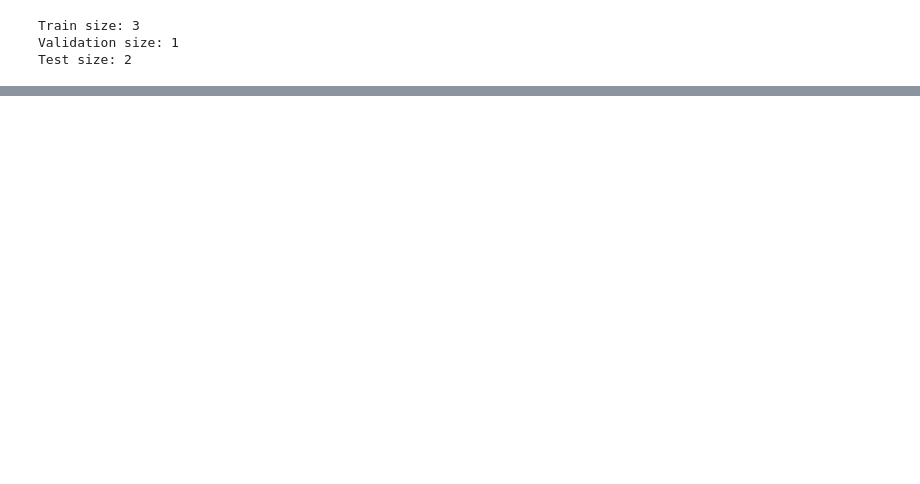
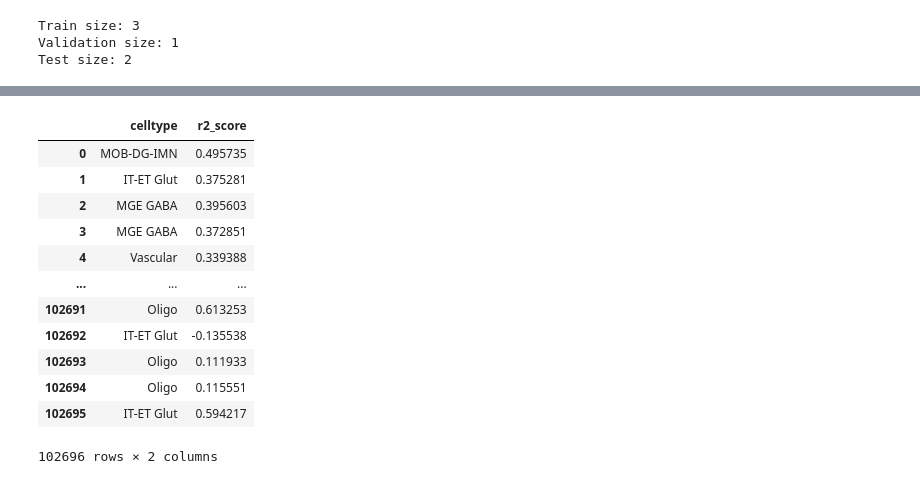
Before and after one commit to theislab/spatial_atlas_ssl, a Jupyter notebook: graph_model_test.ipynb, the cells around one changed output, grey strips where cells are left out. Saved outputs shown, nothing was run; the diff lists cells and outputs as text; code cells hidden in the pictures; blank space fills up the shorter version.

```diff
--- a/graph_model_test.ipynb
+++ b/graph_model_test.ipynb
@@ -321,0 +609,16 @@ preds_test_per_gene
+# %%
+preds_test_per_cell
+# %% [output]
+|  | celltype | r2_score |
+| 0 | MOB-DG-IMN | 0.495735 |
+| 1 | IT-ET Glut | 0.375281 |
+| 2 | MGE GABA | 0.395603 |
+| 3 | MGE GABA | 0.372851 |
+| 4 | Vascular | 0.339388 |
+| ... | ... | ... |
+| 102691 | Oligo | 0.613253 |
+| 102692 | IT-ET Glut | -0.135538 |
+| 102693 | Oligo | 0.111933 |
+| 102694 | Oligo | 0.115551 |
+| 102695 | IT-ET Glut | 0.594217 |
+102696 rows × 2 columns
```
Also changed, not shown: parts of 33 cells of this notebook, 2 other files.
